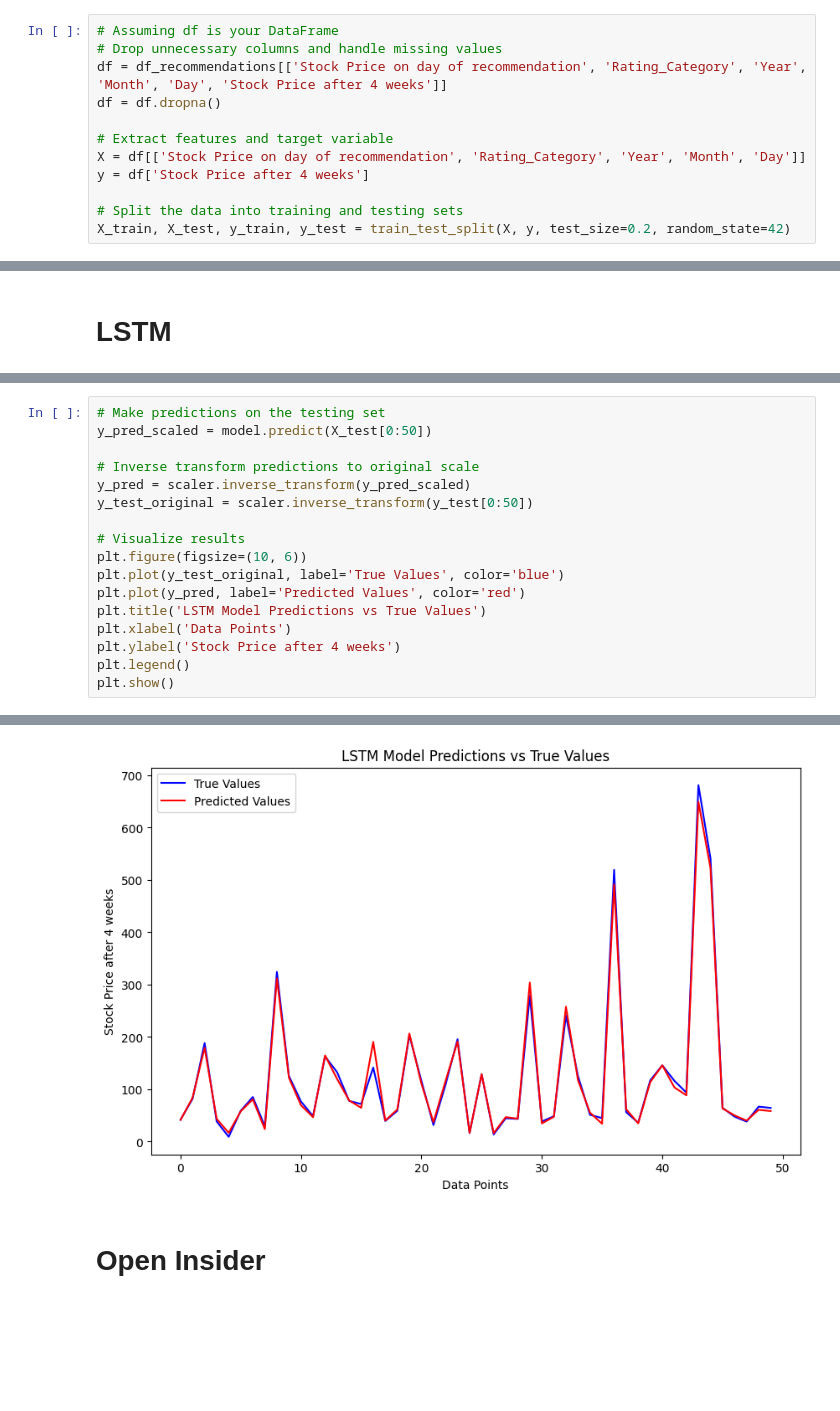
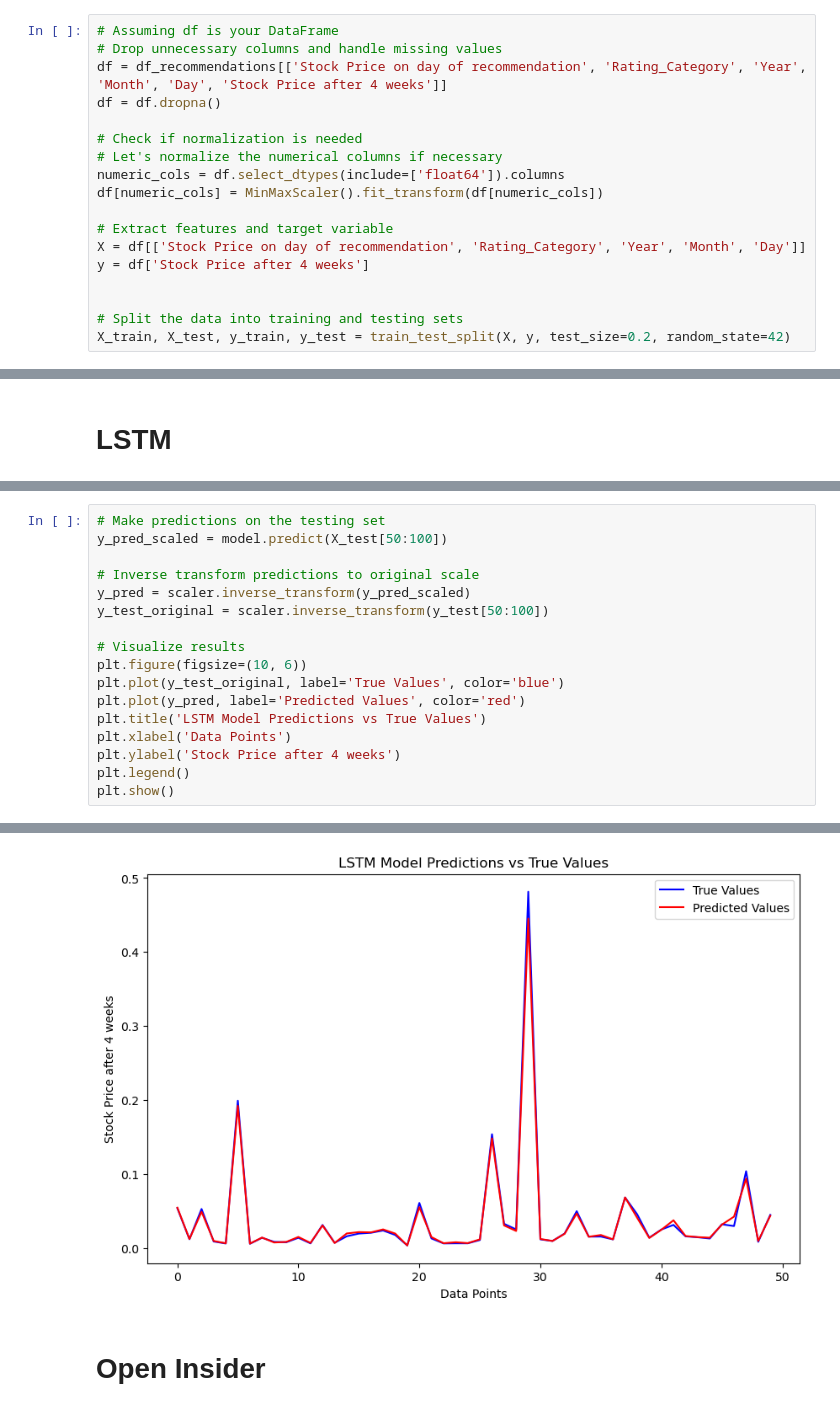
Before and after one commit to LukazMartin/stock-analysis, a Jupyter notebook: Predict.ipynb, the cells around one changed output, grey strips where cells are left out. Cells and saved outputs as stored; diff of their text form; blank space fills up the shorter version.

```diff
--- a/Predict.ipynb
+++ b/Predict.ipynb
@@ -73,10 +161,16 @@ import matplotlib.pyplot as plt
 df = df_recommendations[['Stock Price on day of recommendation', 'Rating_Category', 'Year', 'Month', 'Day', 'Stock Price after 4 weeks']]
 df = df.dropna()
 
+# Check if normalization is needed
+# Let's normalize the numerical columns if necessary
+numeric_cols = df.select_dtypes(include=['float64']).columns
+df[numeric_cols] = MinMaxScaler().fit_transform(df[numeric_cols])
+
 # Extract features and target variable
 X = df[['Stock Price on day of recommendation', 'Rating_Category', 'Year', 'Month', 'Day']]
 y = df['Stock Price after 4 weeks']
 
+
 # Split the data into training and testing sets
 X_train, X_test, y_train, y_test = train_test_split(X, y, test_size=0.2, random_state=42)
 # %%
@@ -225,10 +348,10 @@ Mean Squared Error: 270.2337271704014
 # %%
 # Make predictions on the testing set
-y_pred_scaled = model.predict(X_test[0:50])
+y_pred_scaled = model.predict(X_test[50:100])
 
 # Inverse transform predictions to original scale
 y_pred = scaler.inverse_transform(y_pred_scaled)
-y_test_original = scaler.inverse_transform(y_test[0:50])
+y_test_original = scaler.inverse_transform(y_test[50:100])
 
 # Visualize results
 plt.figure(figsize=(10, 6))
@@ -244,4 +367,4 @@ plt.show()
-[figure, old version]
+[figure, new version]
 # %% [markdown]
 # Open Insider
 # %%
```
Also changed, not shown: parts of 19 cells of this notebook, 5 other files.
